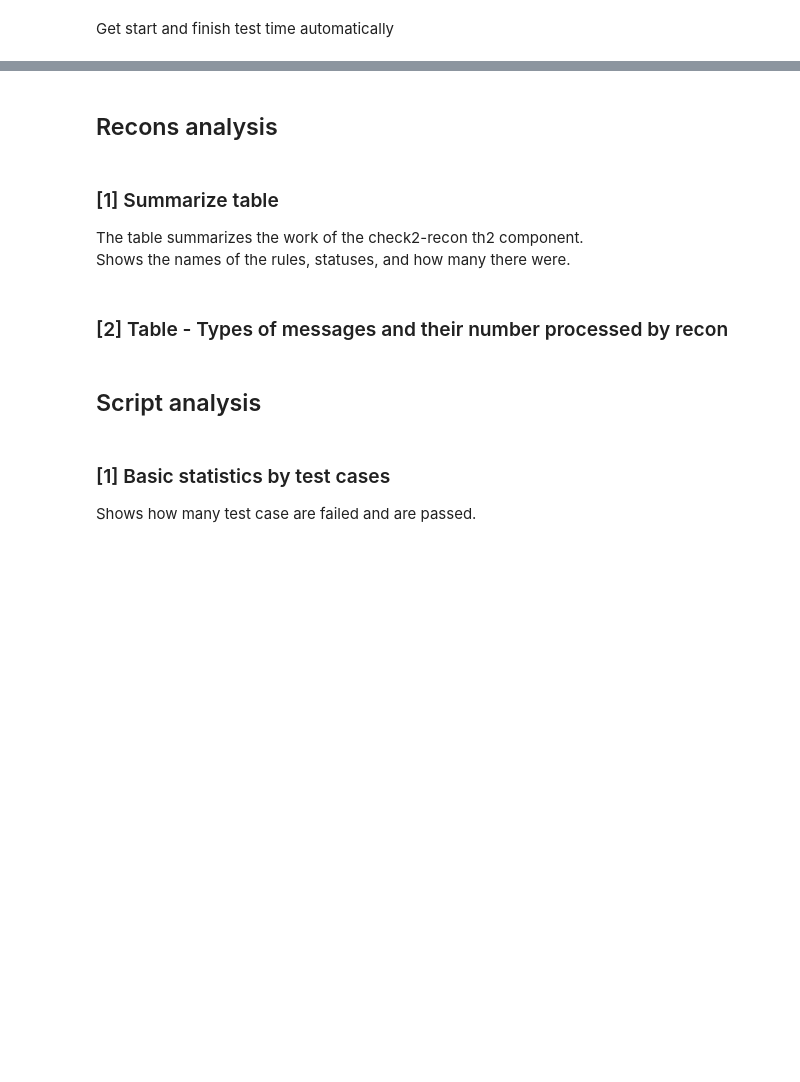
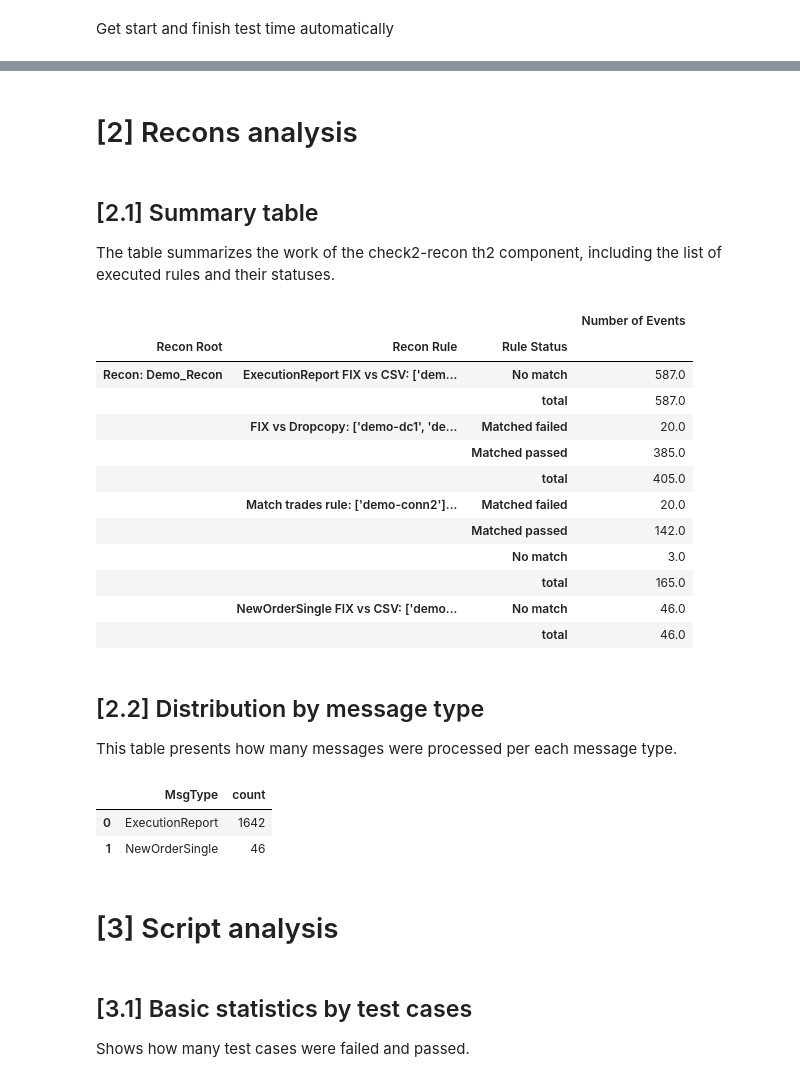
Before and after one commit to th2-net/th2-demo-configuration, a Jupyter notebook: scenarios/data_services/notebook.ipynb, the cells around one changed output, grey strips where cells are left out. Cells and saved outputs as stored; diff of their text form; code cells hidden in the pictures; blank space fills up the shorter version.

```diff
--- a/scenarios/data_services/notebook.ipynb
+++ b/scenarios/data_services/notebook.ipynb
@@ -135,38 +174,47 @@ Utils.aggregate_a_group(events_with_attached_msgs.map(extract_basic), "super_typ
 # %% [markdown]
-## Recons analysis
+# [2] Recons analysis
 # %% [markdown]
-### [1] Summarize table
-The table summarizes the work of the check2-recon th2 component.
-Shows the names of the rules, statuses, and how many there were.
+## [2.1] Summary table
+The table summarizes the work of the check2-recon th2 component, including the list of executed rules and their statuses.
 # %%
 def transform_output(record):
     recon_status = tree.get(record.get("parentEventId"))
     recon_rule = tree.get(recon_status.get("parentEventId"))
     recon_folder = tree.get(recon_rule.get("parentEventId"))
     new_obj = {
-        "Recon Folder": recon_folder.get("eventName"),
+        "Recon Root": recon_folder.get("eventName"),
         "Recon Rule" : recon_rule.get("eventName"),
-        "Recon Status": recon_status.get("eventName"),
+        "Rule Status": recon_status.get("eventName"),
         "Number of Events": 1,
-        "Start Time": record.get("start_time"),
-        "End Time": record.get("end_time")
     }
     return new_obj
 
 data: Data = events_with_attached_msgs\
         .map(extract_basic)\
         .filter(lambda record: record.get("super_type") == "Recon Event")\
         .map(transform_output)\
 
 # Functions from pandas.
-df = DataFrame(data).groupby(['Recon Folder', "Recon Rule", 'Recon Status']).agg(
-    {"Number of Events": "sum", "Start Time": "min", "End Time": "max"})
-
-df = Utils.append_total_rows(df, {"Number of Events": "sum", "Start Time": "min", "End Time": "max"})
-df["duration"] = df["End Time"] - df["Start Time"]
+df = DataFrame(data).groupby(['Recon Root', "Recon Rule", 'Rule Status']).agg({"Number of Events": "sum"})
+df = Utils.append_total_rows(df, {"Number of Events": "sum"})
 df
+# %% [output]
+|  |  |  | Number of Events |
+| Recon Root | Recon Rule | Rule Status |  |
+| Recon: Demo_Recon | ExecutionReport FIX vs CSV: ['dem... | No match | 587.0 |
+|  |  | total | 587.0 |
+|  | FIX vs Dropcopy: ['demo-dc1', 'de... | Matched failed | 20.0 |
+|  |  | Matched passed | 385.0 |
+|  |  | total | 405.0 |
+|  | Match trades rule: ['demo-conn2']... | Matched failed | 20.0 |
+|  |  | Matched passed | 142.0 |
+|  |  | No match | 3.0 |
+|  |  | total | 165.0 |
+|  | NewOrderSingle FIX vs CSV: ['demo... | No match | 46.0 |
+|  |  | total | 46.0 |
 # %% [markdown]
-### [2] Table - Types of messages and their number processed by recon
+## [2.2] Distribution by message type
+This table presents how many messages were processed per each message type.
 # %%
 def is_recon_ancestor(record):
     parent_id = record.get("parentEventId")
@@ -193,7 +241,8 @@ def exctract_block(record):
 
     messages = data_source.find_messages_by_id_from_data_provider(messages_id)
     output = [{"MsgType": message.get("body", {}).get("metadata", {}).get("messageType")} for message in messages]
-
+    ## [2.2] Distribution by message type
+This table presents how many messages were processed per each message type.
     return output
 
 data = events_with_attached_msgs\
@@ -205,8 +254,12 @@ data = events_with_attached_msgs\
 df = DataFrame(data)
 df
 df.groupby("MsgType").size().reset_index(name="count")
+# %% [output]
+|  | MsgType | count |
+| 0 | ExecutionReport | 1642 |
+| 1 | NewOrderSingle | 46 |
 # %% [markdown]
-## Script analysis
+# [3] Script analysis
 # %%
 def extract_basic_script(record):
     new_object = {}
@@ -228,8 +281,8 @@ def extract_basic_script(record):
     )
     return new_object
 # %% [markdown]
-### [1] Basic statistics by test cases
-Shows how many test case are failed and are passed.
+## [3.1] Basic statistics by test cases
+Shows how many test cases were failed and passed.
 # %%
 def transform_output(record):
     new_obj = {
```
Also changed, not shown: parts of 20 cells of this notebook.
